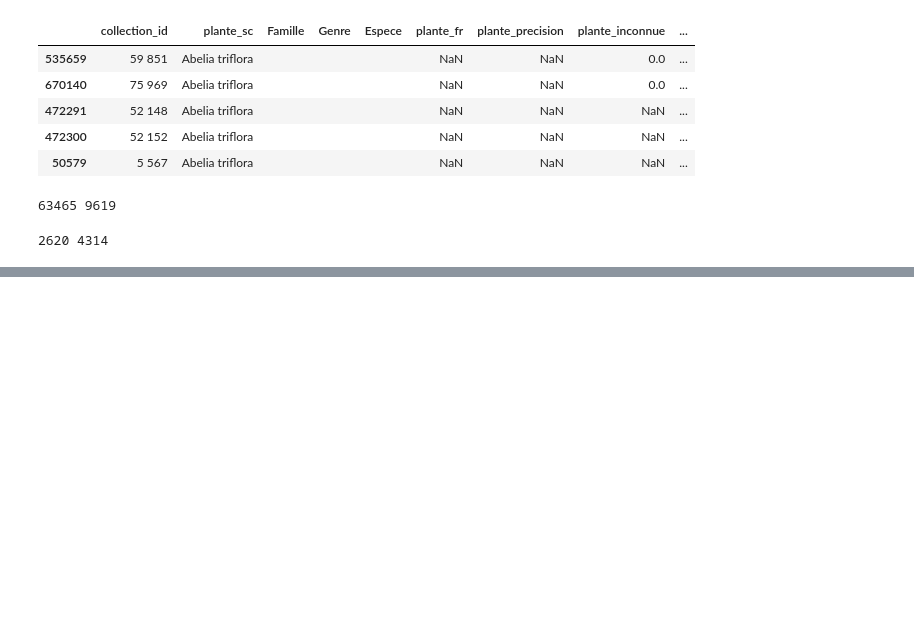
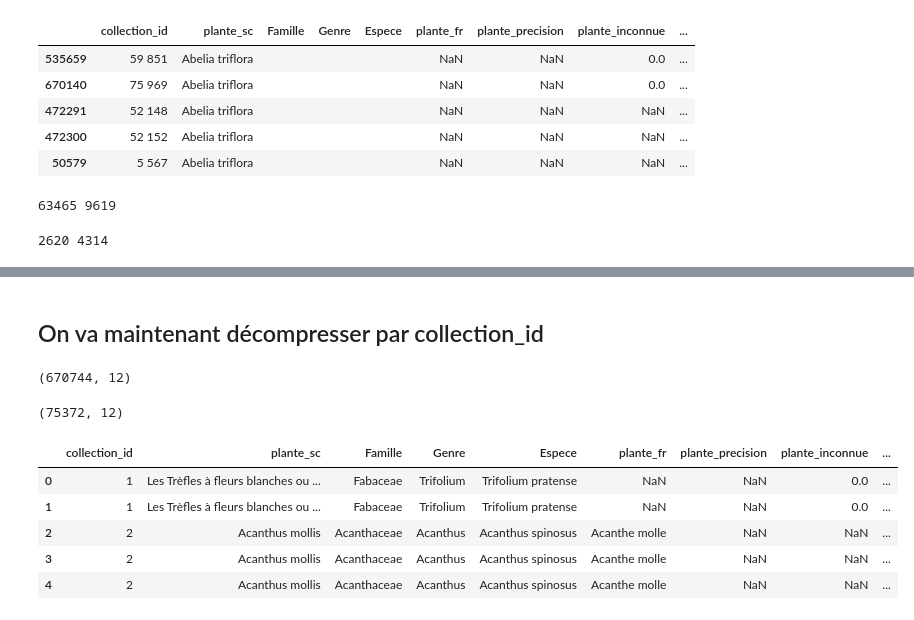
Before and after one commit to juldpnt/fil-rouge-pollinisateurs, a Jupyter notebook: notebooks/plantnet_pipeline.ipynb, the cells around one changed output, grey strips where cells are left out. Drawn from its saved outputs; the diff is of its cells as text; code cells hidden in the pictures; blank space fills up the shorter version.

```diff
--- a/notebooks/plantnet_pipeline.ipynb
+++ b/notebooks/plantnet_pipeline.ipynb
@@ -378,0 +406,25 @@ plantes_sc_labelled_long_POC.head(30)
+# %% [markdown]
+## On va maintenant décompresser par collection_id
+# %%
+# Import spipoll.csv as a pandas dataframe
+spipoll = pd.read_csv("././data/spipoll.csv",low_memory=False)
+
+# Extract relevant columns from the spipoll dataframe
+plantes = spipoll[['collection_id', 'plante_sc', 'plante_fr',
+       'plante_precision', 'plante_inconnue', 'plante_caractere',
+       'photo_fleur', 'photo_plante', 'photo_feuille']]
+
+# ajout des colonnes "Famille", "Genre" et "Espece" dans le dataframe plantes
+plantes.insert(2, "Famille", "")
+plantes.insert(3, "Genre", "")
+plantes.insert(4, "Espece", "")
+# %%
+plantes.shape
+# %% [output]
+(670744, 12)
+# %%
+# import de plantes_merged depuis le fichier csv
+plantes_merged = pd.read_csv("data/temporary_data/plantes/plantes_merged.csv")
+plantes_merged.shape
+# %% [output]
+(75372, 12)
@@ -378,0 +433,9 @@ plantes_sc_labelled_long_POC.head(30)
+# %%
+plantes.head()
+# %% [output]
+|  | collection_id | plante_sc | Famille | Genre | Espece | plante_fr | plante_precision | plante_inconnue | ... |
+| 0 | 1 | Les Trèfles à fleurs blanches ou ... | Fabaceae | Trifolium | Trifolium pratense | NaN | NaN | 0.0 | ... |
+| 1 | 1 | Les Trèfles à fleurs blanches ou ... | Fabaceae | Trifolium | Trifolium pratense | NaN | NaN | 0.0 | ... |
+| 2 | 2 | Acanthus mollis | Acanthaceae | Acanthus | Acanthus spinosus | Acanthe molle | NaN | NaN | ... |
+| 3 | 2 | Acanthus mollis | Acanthaceae | Acanthus | Acanthus spinosus | Acanthe molle | NaN | NaN | ... |
+| 4 | 2 | Acanthus mollis | Acanthaceae | Acanthus | Acanthus spinosus | Acanthe molle | NaN | NaN | ... |
```
Also changed, not shown: parts of 19 cells of this notebook, 2 other files.
